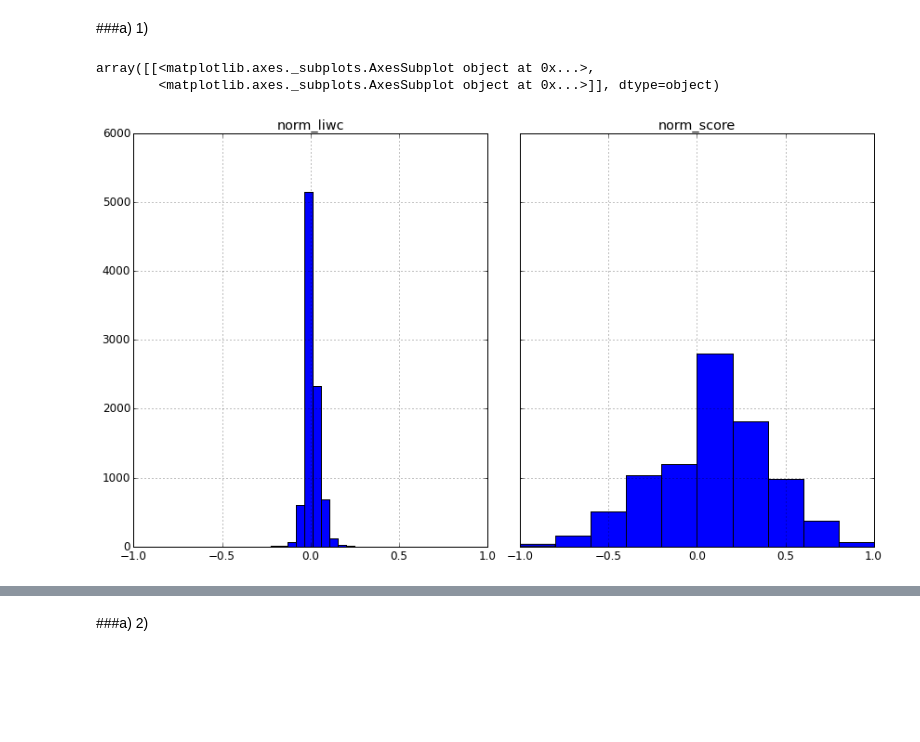
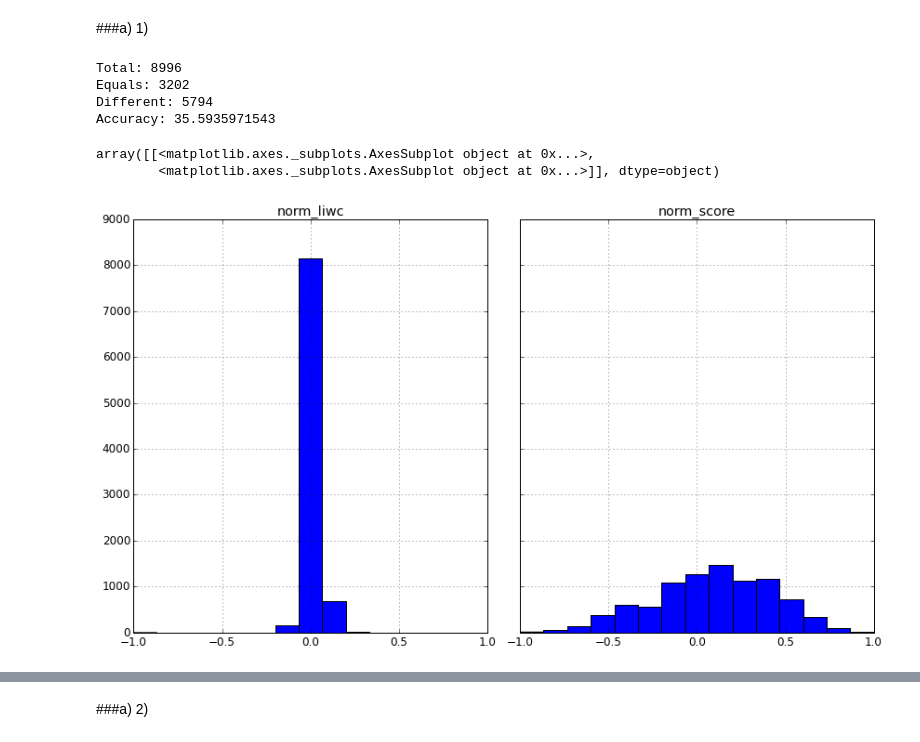
Before and after one commit to mavillard/liwc, a Jupyter notebook: comparison.ipynb, the cells around one changed output, grey strips where cells are left out. Cells and saved outputs as stored; diff of their text form; code cells hidden in the pictures; blank space fills up the shorter version.

```diff
--- a/comparison.ipynb
+++ b/comparison.ipynb
@@ -22,10 +22,25 @@ def same_result(row):
     return res
 # %% [markdown]
 ###a) 1)
+# %%
+df_a1 = pd.read_csv('results_subtraction_100.csv')
+# %%
+df_a1['same'] = df_a1.apply(same_result, axis=1)
+total = df_a1.same.count()
+equals = df_a1[df_a1.same == True].count()['same']
+different = df_a1[df_a1.same == False].count()['same']
+print 'Total:', total
+print 'Equals:', equals
+print 'Different:', different
+print 'Accuracy:', float(equals) * 100 / total
+# %% [output]
+Total: 8996
+Equals: 3202
+Different: 5794
+Accuracy: 35.5935971543
 # %%
-df = pd.read_csv('results_subtraction_100.csv')
-df[['norm_score', 'norm_liwc']].hist(sharey=True, sharex=True)
+df_a1[['norm_score', 'norm_liwc']].hist(sharey=True, sharex=True, range=[-1, 1], bins=15)
 # %% [output]
 array([[<matplotlib.axes._subplots.AxesSubplot object at 0x...>,
         <matplotlib.axes._subplots.AxesSubplot object at 0x...>]], dtype=object)
-[figure, old version]
+[figure, new version]
```
Also changed, not shown: parts of 38 cells of this notebook.
